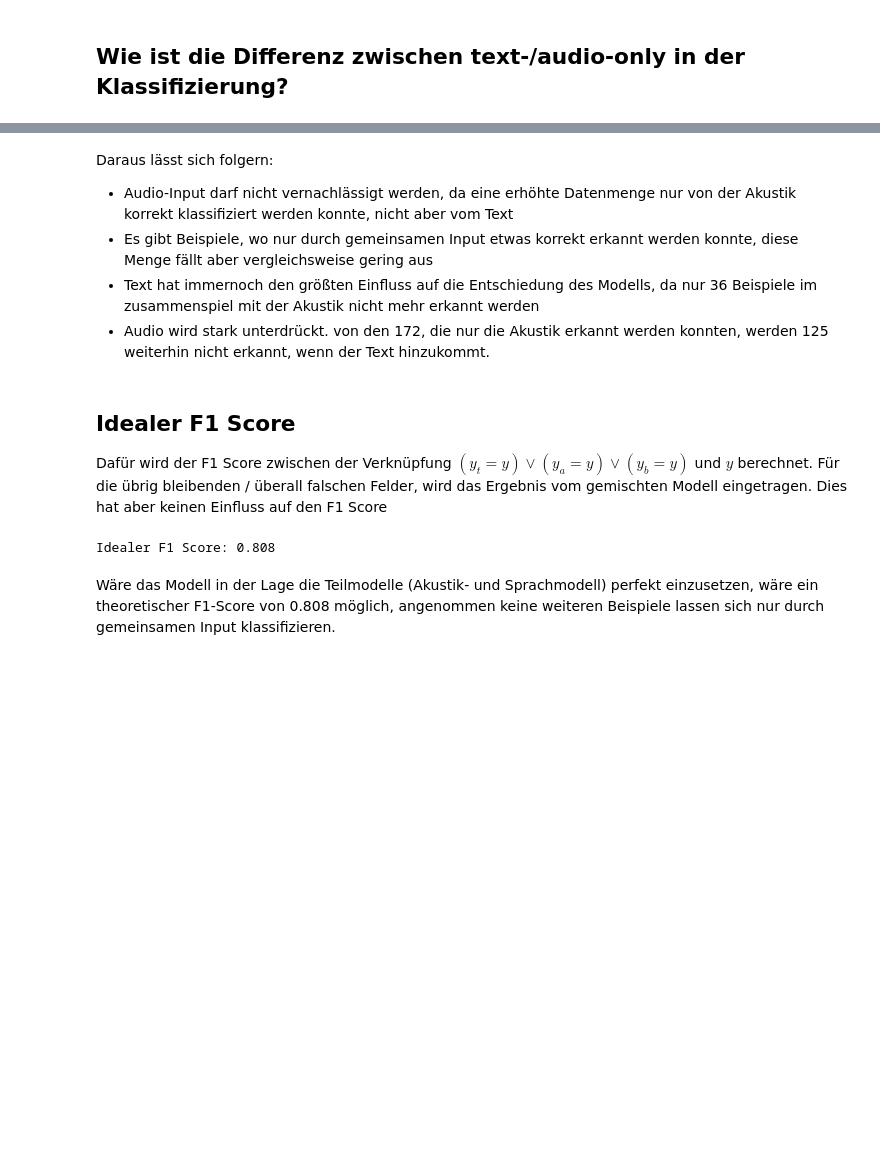
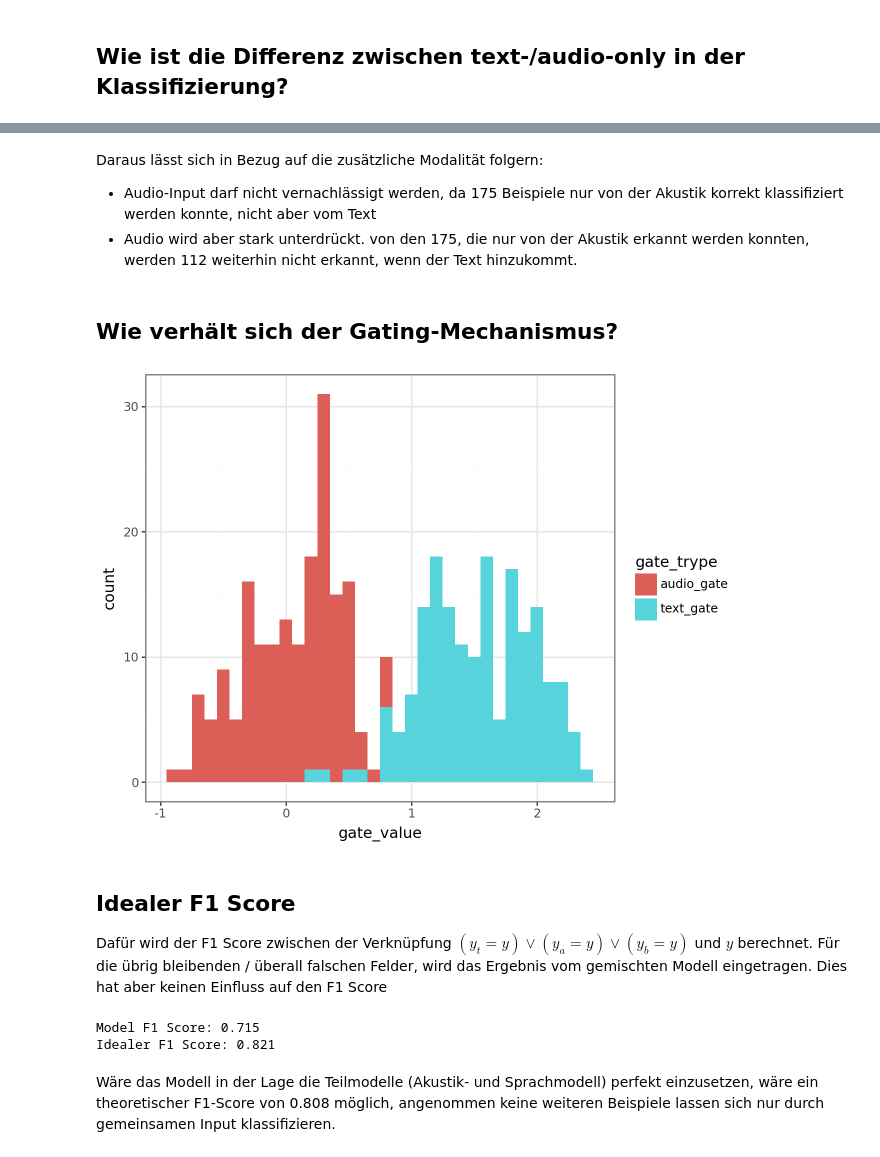
Before and after one commit to HenFo/Masterarbeit, a Jupyter notebook: analysis/mm_models/model_result_analysis.ipynb, the cells around one changed output, grey strips where cells are left out. Cells and saved outputs as stored; diff of their text form; code cells hidden in the pictures; blank space fills up the shorter version.

```diff
--- a/analysis/mm_models/model_result_analysis.ipynb
+++ b/analysis/mm_models/model_result_analysis.ipynb
@@ -127,9 +188,22 @@ es konnten 125 Datenpunkte nur durch audio-only erkannt werden, aber weder durch
 # %% [markdown]
-Daraus lässt sich folgern:
-- Audio-Input darf nicht vernachlässigt werden, da eine erhöhte Datenmenge nur von der Akustik korrekt klassifiziert werden konnte, nicht aber vom Text
-- Es gibt Beispiele, wo nur durch gemeinsamen Input etwas korrekt erkannt werden konnte, diese Menge fällt aber vergleichsweise gering aus
-- Text hat immernoch den größten Einfluss auf die Entschiedung des Modells, da nur 36 Beispiele im zusammenspiel mit der Akustik nicht mehr erkannt werden
-- Audio wird stark unterdrückt. von den 172, die nur die Akustik erkannt werden konnten, werden 125 weiterhin nicht erkannt, wenn der Text hinzukommt.
+Daraus lässt sich in Bezug auf die zusätzliche Modalität folgern:
+- Audio-Input darf nicht vernachlässigt werden, da 175 Beispiele nur von der Akustik korrekt klassifiziert werden konnte, nicht aber vom Text
+- Audio wird aber stark unterdrückt. von den 175, die nur von der Akustik erkannt werden konnten, werden 112 weiterhin nicht erkannt, wenn der Text hinzukommt.
+# %% [markdown]
+## Wie verhält sich der Gating-Mechanismus?
+# %%
+from plotnine import geom_density, geom_histogram, theme_bw, xlim
+
+
+(
+    ggplot(audio_only_correct.melt(value_vars=["text_gate", "audio_gate"], var_name="gate_trype", value_name="gate_value"), aes(x="gate_value", fill="gate_trype")) +
+    # geom_density(alpha=0.5) +
+    geom_histogram(binwidth=0.1) +
+    # xlim(0, 1) +
+    theme_bw()
+)
+# %% [output]
+[figure, added]
 # %% [markdown]
 ## Idealer F1 Score
 Dafür wird der F1 Score zwischen der Verknüpfung $(y_t = y) \vee (y_a = y) \vee (y_b = y)$ und $y$ berechnet.
@@ -138,11 +212,14 @@ Für die übrig bleibenden / überall falschen Felder, wird das Ergebnis vom gem
 results["any_correct"] = results[(results["output_text"] == results["target"]) | (results["output_audio"] == results["target"]) | (results["output"] == results["target"])]["target"]
 results.loc[results["any_correct"].isna(), "any_correct"] = results.loc[results["any_correct"].isna(), "output"]
 
+f1 = f1_score(results["target"], results["output"], average="weighted")
 ideal_f1 = f1_score(results["target"], results["any_correct"], average="weighted")
 
+print(f"Model F1 Score: {f1:.3f}")
 print(f"Idealer F1 Score: {ideal_f1:.3f}")
 # %% [output]
-Idealer F1 Score: 0.808
+Model F1 Score: 0.715
+Idealer F1 Score: 0.821
 # %% [markdown]
 Wäre das Modell in der Lage die Teilmodelle (Akustik- und Sprachmodell) perfekt einzusetzen, wäre ein theoretischer F1-Score von 0.808 möglich, angenommen keine weiteren Beispiele lassen sich nur durch gemeinsamen Input klassifizieren.
 # %% [markdown]
```
Also changed, not shown: parts of 20 cells of this notebook, 9 other files.
